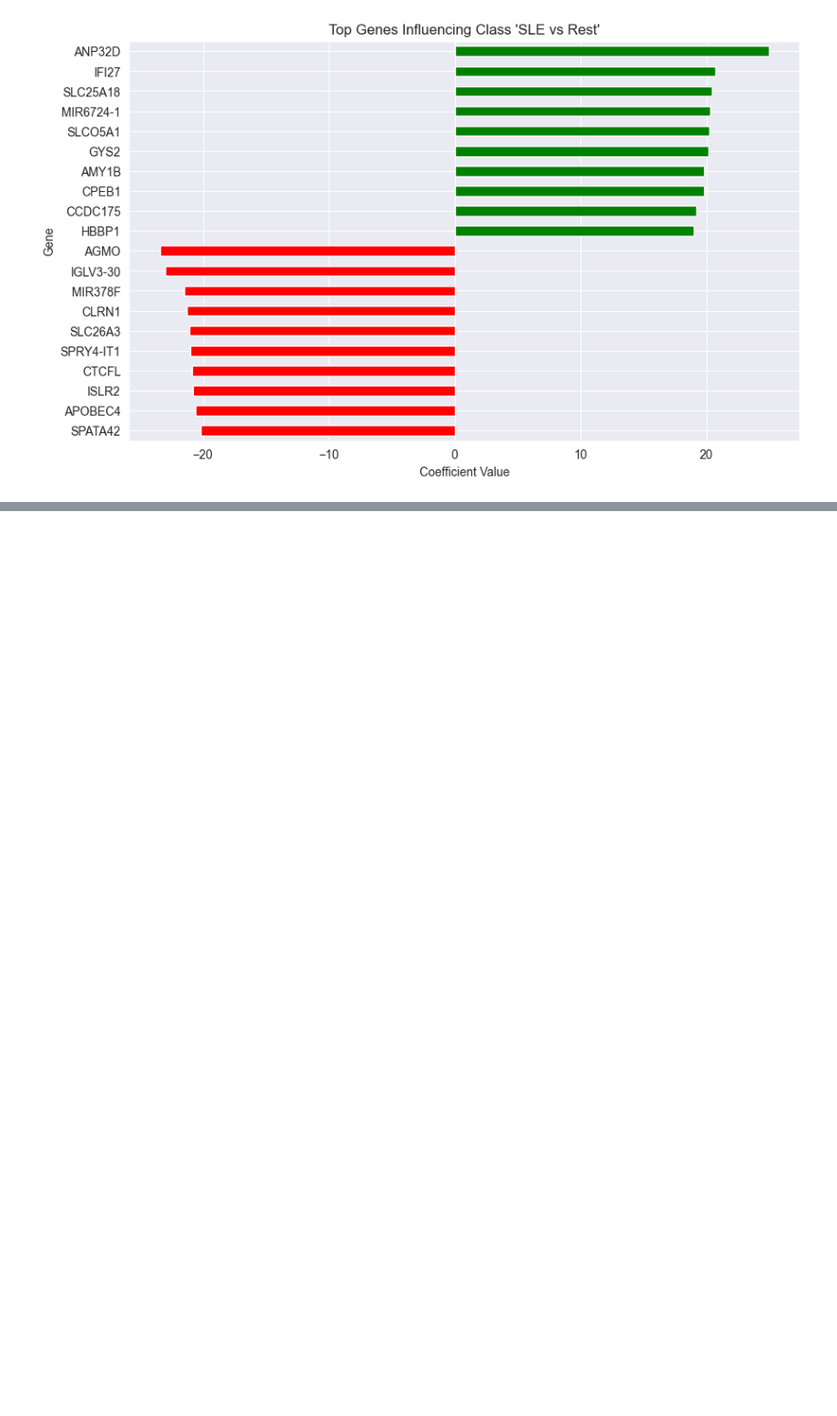
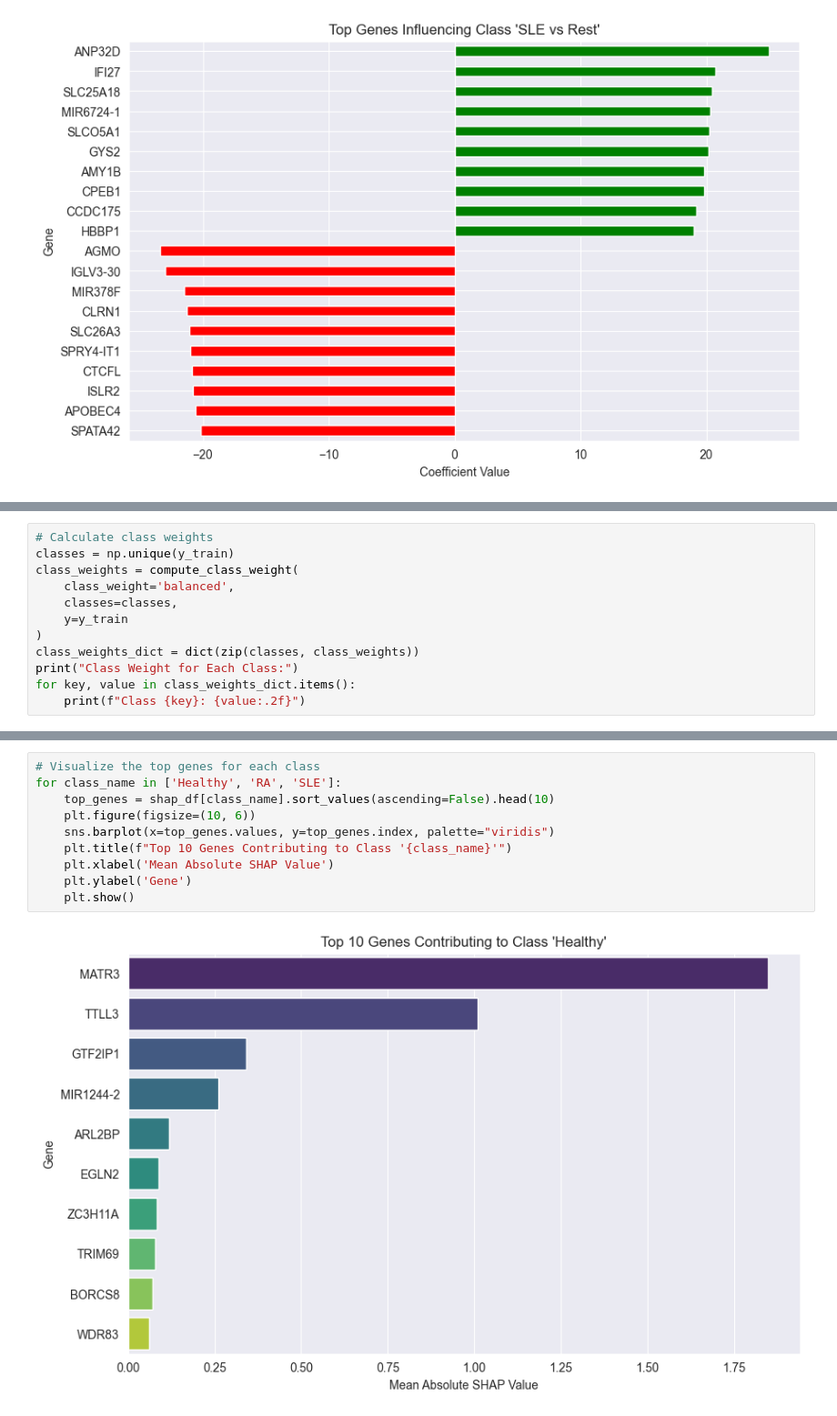
Before and after one commit to andreas-pattichis/ML-for-RNA-Seq-Disease-Classification-and-Biomarker-Discovery, a Jupyter notebook: disease_classification_rna_seq.ipynb, the cells around one changed output, grey strips where cells are left out. Shown: that part at 91% size. Cells and saved outputs as stored; diff of their text form; blank space fills up the shorter version.

```diff
--- a/disease_classification_rna_seq.ipynb
+++ b/disease_classification_rna_seq.ipynb
@@ -738,0 +745,12 @@ for class_label in coef_df.columns:
+# %%
+# Calculate class weights
+classes = np.unique(y_train)
+class_weights = compute_class_weight(
+    class_weight='balanced',
+    classes=classes,
+    y=y_train
+)
+class_weights_dict = dict(zip(classes, class_weights))
+print("Class Weight for Each Class:")
+for key, value in class_weights_dict.items():
+    print(f"Class {key}: {value:.2f}")
@@ -738,0 +999,12 @@ for class_label in coef_df.columns:
+# %%
+# Visualize the top genes for each class
+for class_name in ['Healthy', 'RA', 'SLE']:
+    top_genes = shap_df[class_name].sort_values(ascending=False).head(10)
+    plt.figure(figsize=(10, 6))
+    sns.barplot(x=top_genes.values, y=top_genes.index, palette="viridis")
+    plt.title(f"Top 10 Genes Contributing to Class '{class_name}'")
+    plt.xlabel('Mean Absolute SHAP Value')
+    plt.ylabel('Gene')
+    plt.show()
+# %% [output]
+[figure, added]
```
Also changed, not shown: parts of 32 cells of this notebook.
